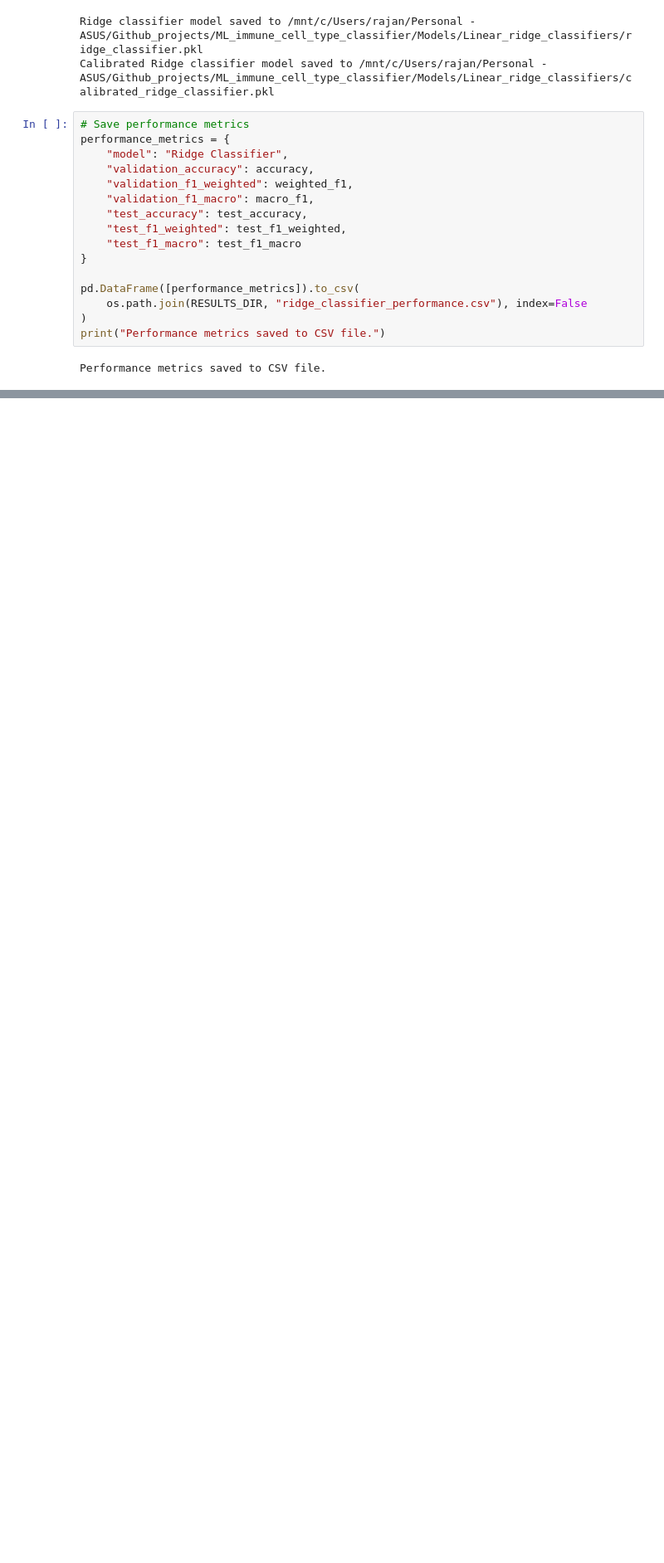
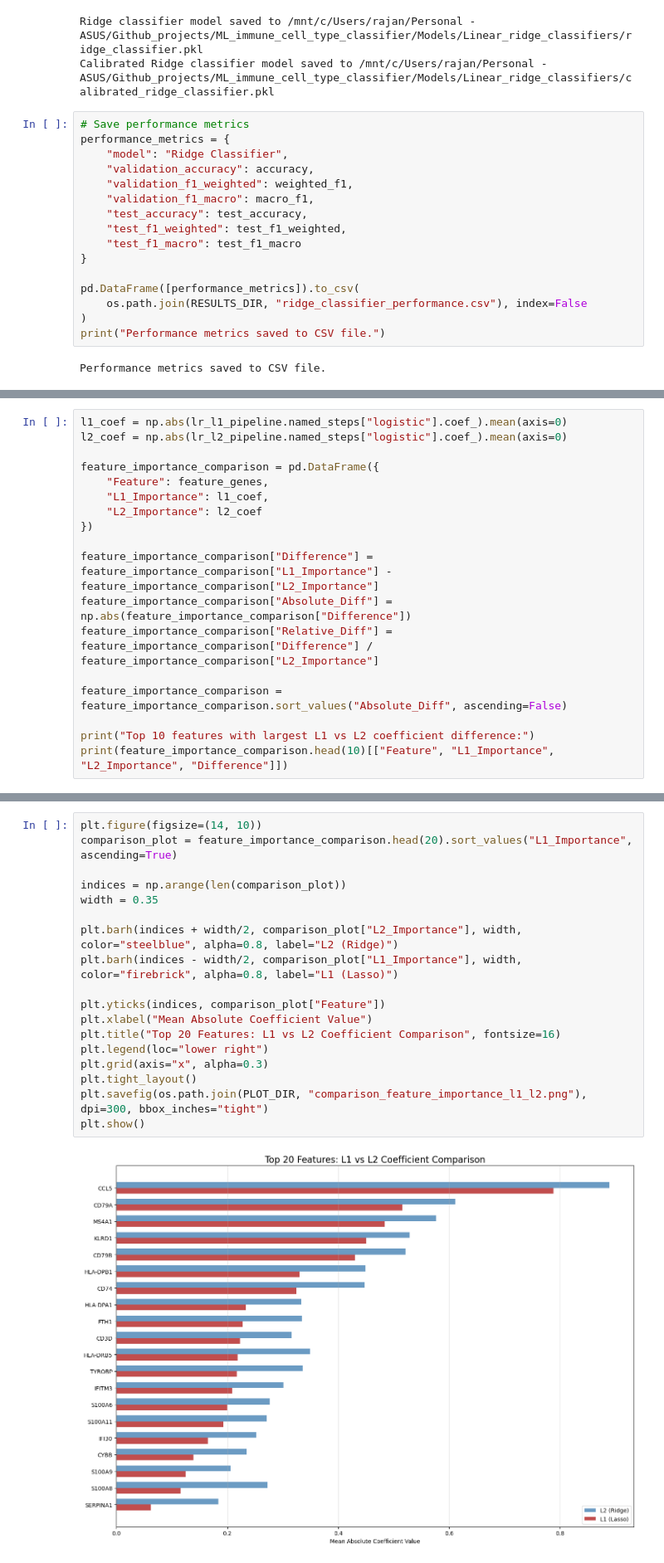
Before and after one commit to rajantidke/ML_immune_cell_type_classifier, a Jupyter notebook: Notebooks/3_Supervised_Learning.ipynb, the cells around one changed output, grey strips where cells are left out. Shown at 83% size. Saved outputs shown, nothing was run; the diff lists cells and outputs as text; blank space fills up the shorter version.

```diff
--- a/Notebooks/3_Supervised_Learning.ipynb
+++ b/Notebooks/3_Supervised_Learning.ipynb
@@ -616,0 +1035,18 @@ Performance metrics saved to CSV file.
+# %%
+l1_coef = np.abs(lr_l1_pipeline.named_steps["logistic"].coef_).mean(axis=0)
+l2_coef = np.abs(lr_l2_pipeline.named_steps["logistic"].coef_).mean(axis=0)
+
+feature_importance_comparison = pd.DataFrame({
+    "Feature": feature_genes,
+    "L1_Importance": l1_coef,
+    "L2_Importance": l2_coef
+})
+
+feature_importance_comparison["Difference"] = feature_importance_comparison["L1_Importance"] - feature_importance_comparison["L2_Importance"]
+feature_importance_comparison["Absolute_Diff"] = np.abs(feature_importance_comparison["Difference"])
+feature_importance_comparison["Relative_Diff"] = feature_importance_comparison["Difference"] / feature_importance_comparison["L2_Importance"]
+
+feature_importance_comparison = feature_importance_comparison.sort_values("Absolute_Diff", ascending=False)
+
+print("Top 10 features with largest L1 vs L2 coefficient difference:")
+print(feature_importance_comparison.head(10)[["Feature", "L1_Importance", "L2_Importance", "Difference"]])
@@ -616,0 +1066,20 @@ Performance metrics saved to CSV file.
+# %%
+plt.figure(figsize=(14, 10))
+comparison_plot = feature_importance_comparison.head(20).sort_values("L1_Importance", ascending=True)
+
+indices = np.arange(len(comparison_plot))
+width = 0.35
+
+plt.barh(indices + width/2, comparison_plot["L2_Importance"], width, color="steelblue", alpha=0.8, label="L2 (Ridge)")
+plt.barh(indices - width/2, comparison_plot["L1_Importance"], width, color="firebrick", alpha=0.8, label="L1 (Lasso)")
+
+plt.yticks(indices, comparison_plot["Feature"])
+plt.xlabel("Mean Absolute Coefficient Value")
+plt.title("Top 20 Features: L1 vs L2 Coefficient Comparison", fontsize=16)
+plt.legend(loc="lower right")
+plt.grid(axis="x", alpha=0.3)
+plt.tight_layout()
+plt.savefig(os.path.join(PLOT_DIR, "comparison_feature_importance_l1_l2.png"), dpi=300, bbox_inches="tight")
+plt.show()
+# %% [output]
+[figure, added]
```
Also changed, not shown: parts of 41 cells of this notebook, 7 other files.
